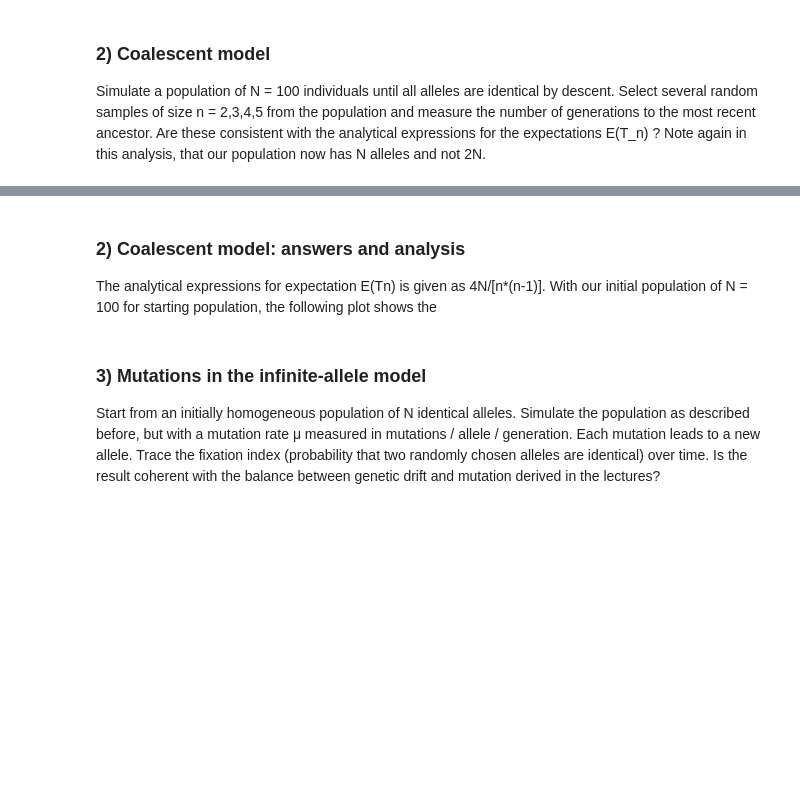
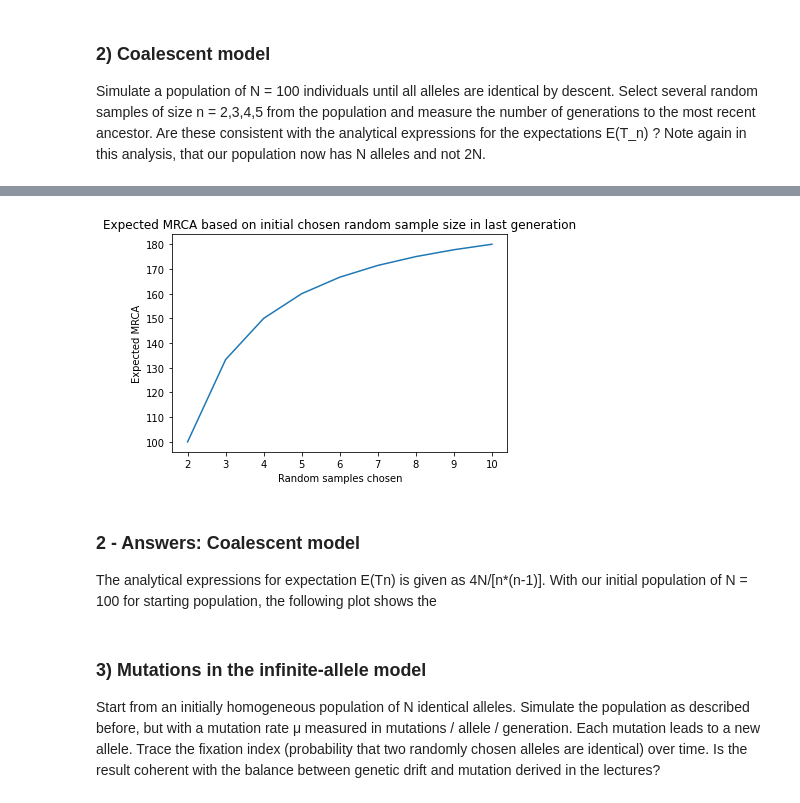
Before and after one commit to yann-zhong/GPOP-Project-YZ, a Jupyter notebook: Project_Yann_Zhong.ipynb, the cells around one changed output, grey strips where cells are left out. Saved outputs shown, nothing was run; the diff lists cells and outputs as text; code cells hidden in the pictures; blank space fills up the shorter version.

```diff
--- a/Project_Yann_Zhong.ipynb
+++ b/Project_Yann_Zhong.ipynb
@@ -397,5 +429,16 @@ MRCA_mult_list = [MRCA_mult(iterations,samples_nb_range[i],coalescence_simulatio
+# %%
+# Expected MRCA as according to formula seen in class
+population = 100
+plt.figure()
+plt.xlabel("Random samples chosen")
+plt.ylabel("Expected MRCA")
+plt.title("Expected MRCA based on initial chosen random sample size in last generation")
+plt.plot(range(2,11),[2*population*(1-1/x) for x in range(2,11)])
+plt.show()
+# %% [output]
+[figure, added]
 # %% [markdown]
-### **2) Coalescent model: answers and analysis**
+### **2 - Answers: Coalescent model**
 The analytical expressions for expectation E(Tn) is given as 4N/[n*(n-1)].
 With our initial population of N = 100 for starting population, the following plot shows the
 # %% [markdown]
```
Also changed, not shown: parts of 10 cells of this notebook, 1 other file.
